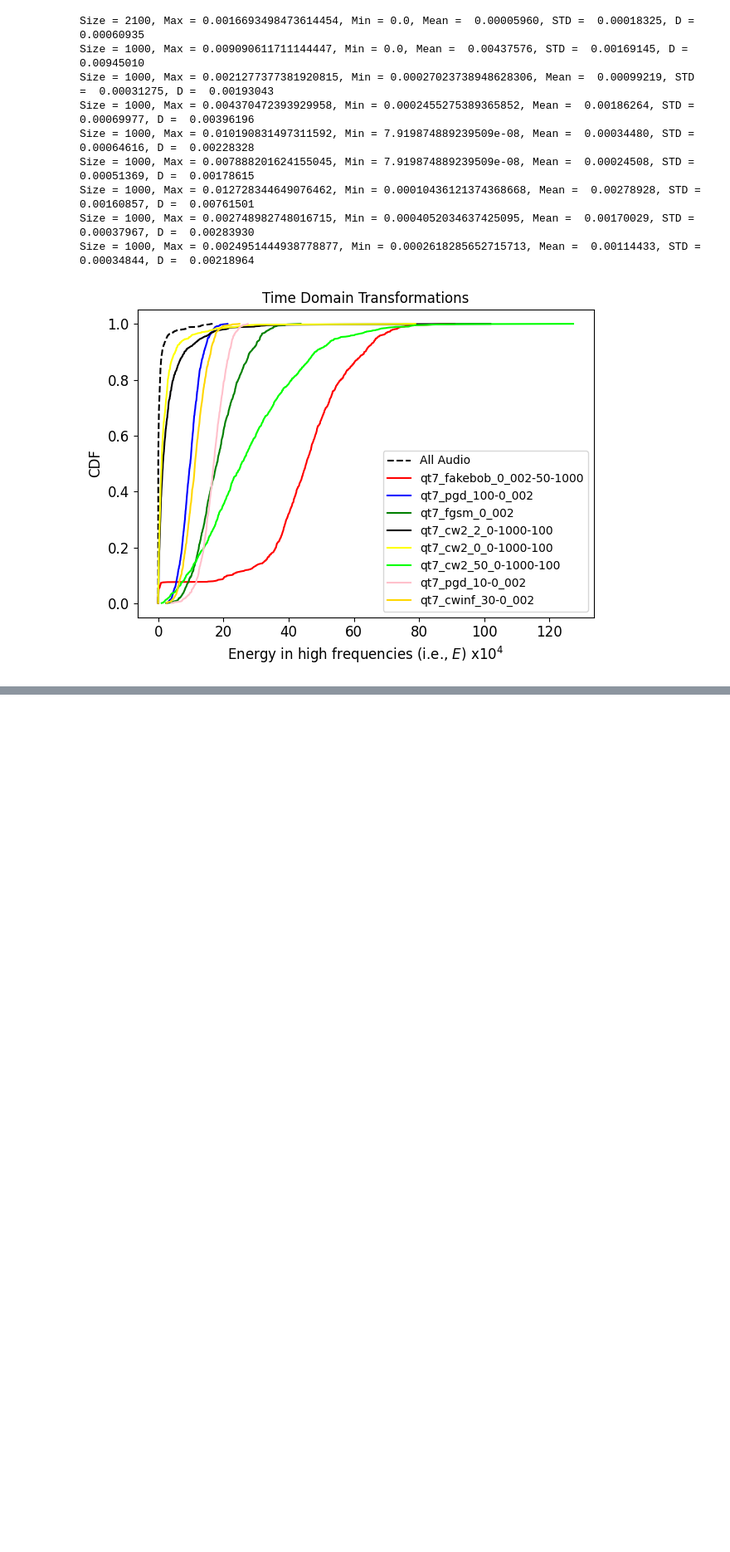
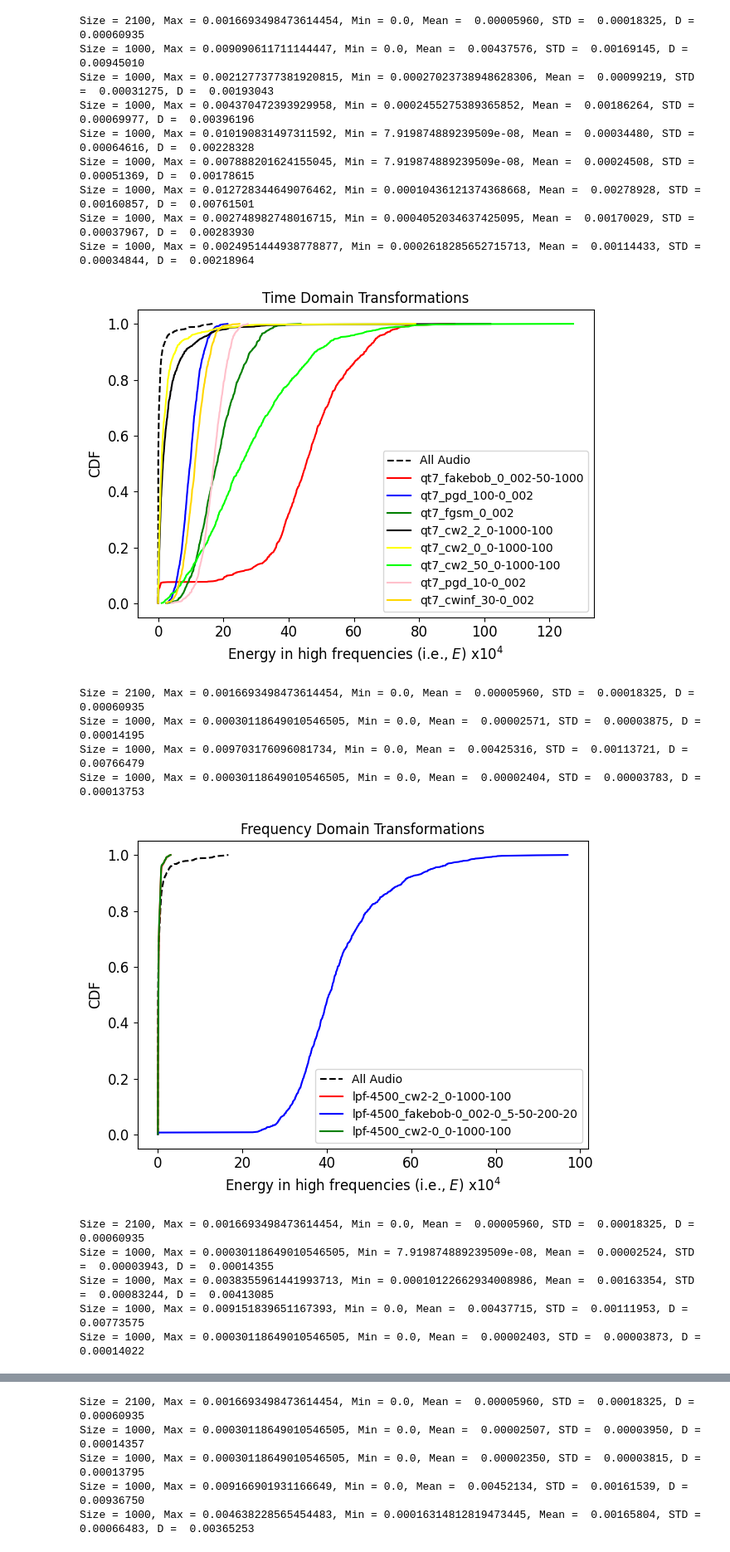
Before and after one commit to sanchitd9/speakerguard, a Jupyter notebook: sanchit/cdf.ipynb, the cells around one changed output, grey strips where cells are left out. Shown at 83% size. Cells and saved outputs as stored; diff of their text form; code cells hidden in the pictures; blank space fills up the shorter version.

Commit message:
added frequency domain transformations

```diff
--- a/sanchit/cdf.ipynb
+++ b/sanchit/cdf.ipynb
@@ -220,3 +220,30 @@ Size = 1000, Max = 0.012728344649076462, Min = 0.00010436121374368668, Mean =  0
 Size = 1000, Max = 0.002748982748016715, Min = 0.0004052034637425095, Mean =  0.00170029, STD =  0.00037967, D =  0.00283930
 Size = 1000, Max = 0.0024951444938778877, Min = 0.0002618285652715713, Mean =  0.00114433, STD =  0.00034844, D =  0.00218964
 [figure]
+# %%
+# Defense - Frequency Domain
+freq_d_files = os.listdir("frequency")
+try:
+  freq_d_files.remove(".ipynb_checkpoints")
+except:
+  pass
+for f in freq_d_files:
+  files = os.listdir(f"frequency/{f}")
+  freq_d_data = {}
+  for x in files:
+    with open(f"frequency/{f}/{x}", "br") as f1:
+      temp = pickle.load(f1)
+      temp.sort()
+      freq_d_data[x.split(".pickle")[0]] = temp
+  plot_cdf_adversarial_audio(combined_data, freq_d_data, "Frequency Domain Transformations")
+# %% [output]
+Size = 2100, Max = 0.0016693498473614454, Min = 0.0, Mean =  0.00005960, STD =  0.00018325, D =  0.00060935
+Size = 1000, Max = 0.00030118649010546505, Min = 0.0, Mean =  0.00002571, STD =  0.00003875, D =  0.00014195
+Size = 1000, Max = 0.009703176096081734, Min = 0.0, Mean =  0.00425316, STD =  0.00113721, D =  0.00766479
+Size = 1000, Max = 0.00030118649010546505, Min = 0.0, Mean =  0.00002404, STD =  0.00003783, D =  0.00013753
+[figure, added]
+Size = 2100, Max = 0.0016693498473614454, Min = 0.0, Mean =  0.00005960, STD =  0.00018325, D =  0.00060935
+Size = 1000, Max = 0.00030118649010546505, Min = 7.919874889239509e-08, Mean =  0.00002524, STD =  0.00003943, D =  0.00014355
+Size = 1000, Max = 0.0038355961441993713, Min = 0.00010122662934008986, Mean =  0.00163354, STD =  0.00083244, D =  0.00413085
+Size = 1000, Max = 0.009151839651167393, Min = 0.0, Mean =  0.00437715, STD =  0.00111953, D =  0.00773575
+Size = 1000, Max = 0.00030118649010546505, Min = 0.0, Mean =  0.00002403, STD =  0.00003873, D =  0.00014022
@@ -222,0 +251,5 @@ Size = 1000, Max = 0.0024951444938778877, Min = 0.0002618285652715713, Mean =  0
+Size = 2100, Max = 0.0016693498473614454, Min = 0.0, Mean =  0.00005960, STD =  0.00018325, D =  0.00060935
+Size = 1000, Max = 0.00030118649010546505, Min = 0.0, Mean =  0.00002507, STD =  0.00003950, D =  0.00014357
+Size = 1000, Max = 0.00030118649010546505, Min = 0.0, Mean =  0.00002350, STD =  0.00003815, D =  0.00013795
+Size = 1000, Max = 0.009166901931166649, Min = 0.0, Mean =  0.00452134, STD =  0.00161539, D =  0.00936750
+Size = 1000, Max = 0.004638228565454483, Min = 0.00016314812819473445, Mean =  0.00165804, STD =  0.00066483, D =  0.00365253
```
Also changed, not shown: parts of 1 cell of this notebook.
